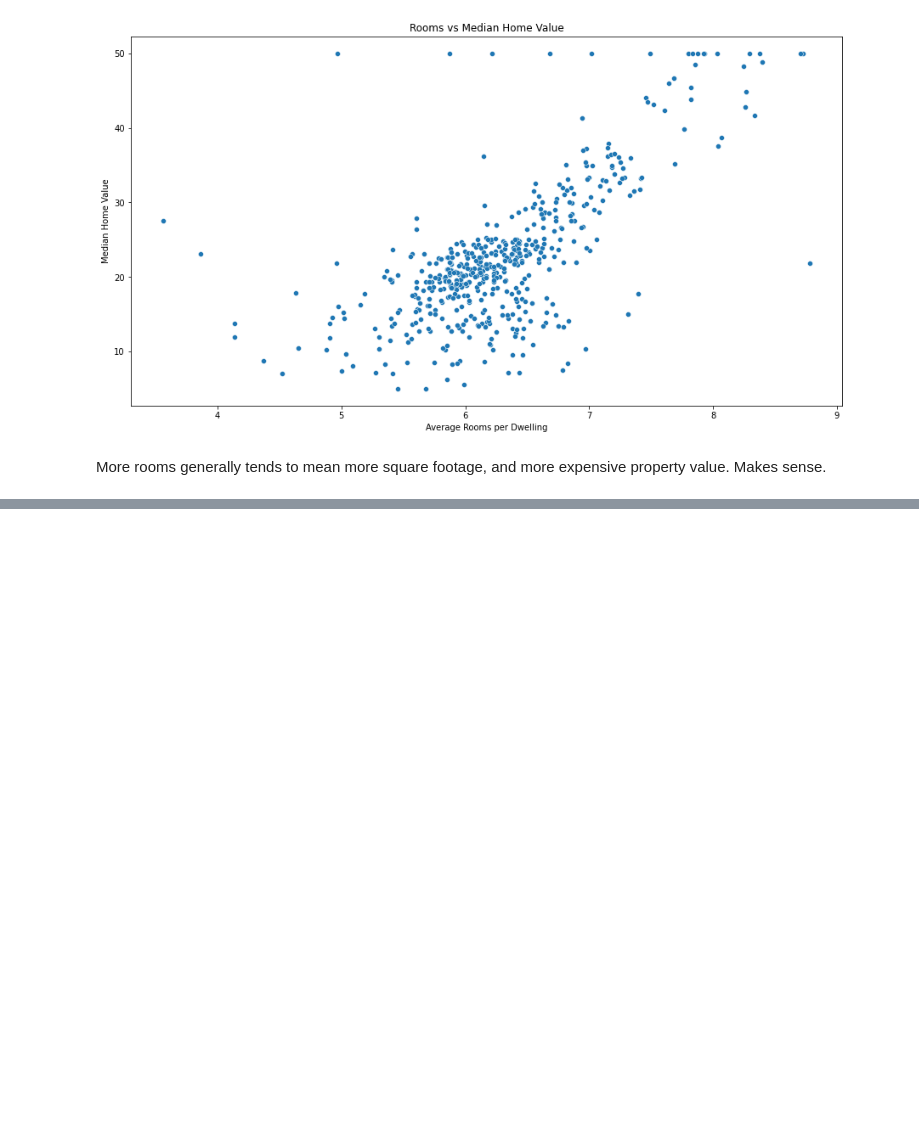
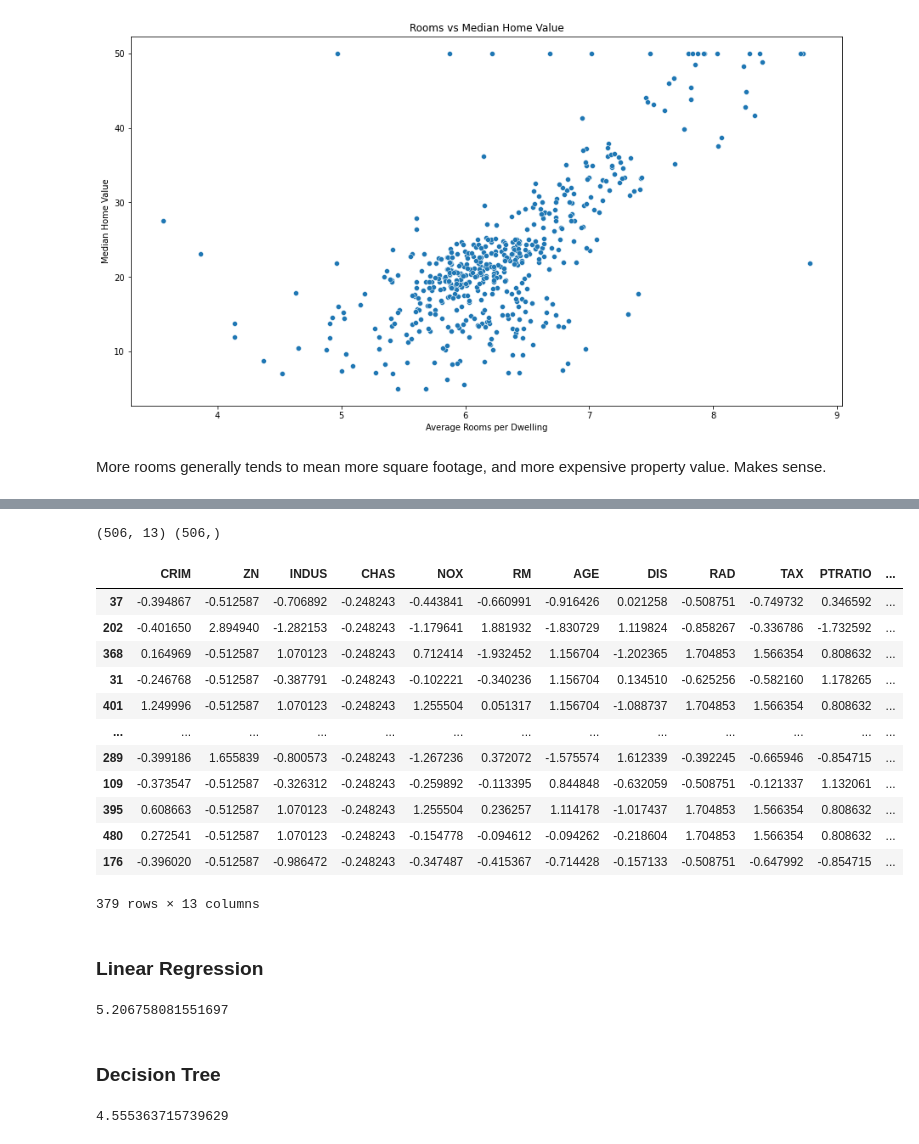
Before and after one commit to BashfulBaobab/BostonHousing, a Jupyter notebook: Boston Housing.ipynb, the cells around one changed output, grey strips where cells are left out. Drawn from its saved outputs; the diff is of its cells as text; code cells hidden in the pictures; blank space fills up the shorter version.

```diff
--- a/Boston Housing.ipynb
+++ b/Boston Housing.ipynb
@@ -185,0 +210,4 @@ More rooms generally tends to mean more square footage, and more expensive prope
+# %%
+# Dropping Quantile column - no longer needed
+df.drop(columns = 'Quantile', inplace = True)
+df.head()
@@ -185,0 +221,32 @@ More rooms generally tends to mean more square footage, and more expensive prope
+# %%
+# Creating X and y datasets
+X = df.drop(columns = 'MEDV')
+y = df['MEDV']
+
+print(X.shape, y.shape)
+# %% [output]
+(506, 13) (506,)
+# %%
+# Train test split with a 25% training set
+X_train, X_test, y_train, y_test = train_test_split(X, y, test_size = 0.25, random_state = 50)
+# %%
+stScaler = StandardScaler()
+# %%
+# Sclaing train and test datasets
+X_train_scaled = pd.DataFrame(stScaler.fit_transform(X_train), index = X_train.index, columns = X_train.columns)
+X_test_scaled = pd.DataFrame(stScaler.fit_transform(X_test), index = X_test.index, columns = X_test.columns)
+X_train_scaled
+# %% [output]
+|  | CRIM | ZN | INDUS | CHAS | NOX | RM | AGE | DIS | RAD | TAX | PTRATIO | ... |
+| 37 | -0.394867 | -0.512587 | -0.706892 | -0.248243 | -0.443841 | -0.660991 | -0.916426 | 0.021258 | -0.508751 | -0.749732 | 0.346592 | ... |
+| 202 | -0.401650 | 2.894940 | -1.282153 | -0.248243 | -1.179641 | 1.881932 | -1.830729 | 1.119824 | -0.858267 | -0.336786 | -1.732592 | ... |
+| 368 | 0.164969 | -0.512587 | 1.070123 | -0.248243 | 0.712414 | -1.932452 | 1.156704 | -1.202365 | 1.704853 | 1.566354 | 0.808632 | ... |
+| 31 | -0.246768 | -0.512587 | -0.387791 | -0.248243 | -0.102221 | -0.340236 | 1.156704 | 0.134510 | -0.625256 | -0.582160 | 1.178265 | ... |
+| 401 | 1.249996 | -0.512587 | 1.070123 | -0.248243 | 1.255504 | 0.051317 | 1.156704 | -1.088737 | 1.704853 | 1.566354 | 0.808632 | ... |
+| ... | ... | ... | ... | ... | ... | ... | ... | ... | ... | ... | ... | ... |
+| 289 | -0.399186 | 1.655839 | -0.800573 | -0.248243 | -1.267236 | 0.372072 | -1.575574 | 1.612339 | -0.392245 | -0.665946 | -0.854715 | ... |
+| 109 | -0.373547 | -0.512587 | -0.326312 | -0.248243 | -0.259892 | -0.113395 | 0.844848 | -0.632059 | -0.508751 | -0.121337 | 1.132061 | ... |
+| 395 | 0.608663 | -0.512587 | 1.070123 | -0.248243 | 1.255504 | 0.236257 | 1.114178 | -1.017437 | 1.704853 | 1.566354 | 0.808632 | ... |
+| 480 | 0.272541 | -0.512587 | 1.070123 | -0.248243 | -0.154778 | -0.094612 | -0.094262 | -0.218604 | 1.704853 | 1.566354 | 0.808632 | ... |
+| 176 | -0.396020 | -0.512587 | -0.986472 | -0.248243 | -0.347487 | -0.415367 | -0.714428 | -0.157133 | -0.508751 | -0.647992 | -0.854715 | ... |
+379 rows × 13 columns
@@ -185,0 +255,20 @@ More rooms generally tends to mean more square footage, and more expensive prope
+# %% [markdown]
+### Linear Regression
+# %%
+lrModel = LinearRegression()
+lrModel.fit(X_train_scaled, y_train)
+y_pred = lrModel.predict(X_test_scaled)
+modelPerformance['Linear Regression'] = mean_squared_error(y_pred, y_test, squared = False)
+mean_squared_error(y_pred, y_test, squared = False)
+# %% [output]
+5.206758081551697
+# %% [markdown]
+### Decision Tree
+# %%
+dTModel = DecisionTreeRegressor()
+dTModel.fit(X_train_scaled, y_train)
+y_pred = dTModel.predict(X_test_scaled)
+modelPerformance['Decision Tree'] = mean_squared_error(y_pred, y_test, squared = False)
+mean_squared_error(y_pred, y_test, squared = False)
+# %% [output]
+4.555363715739629
```
Also changed, not shown: parts of 10 cells of this notebook.
